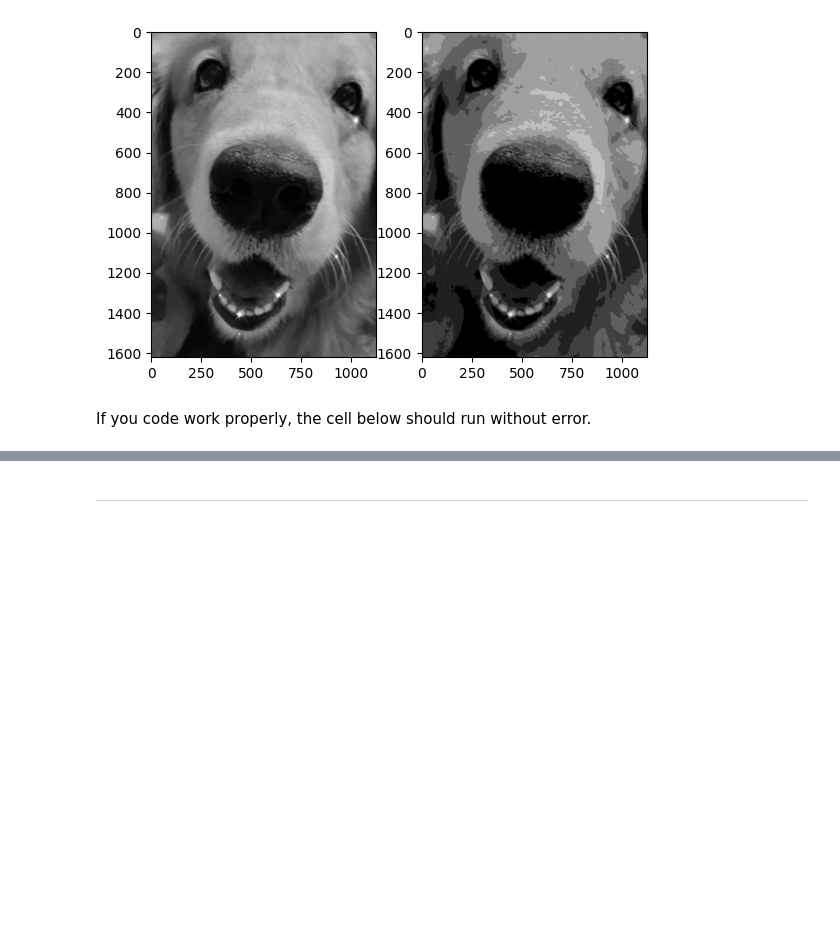
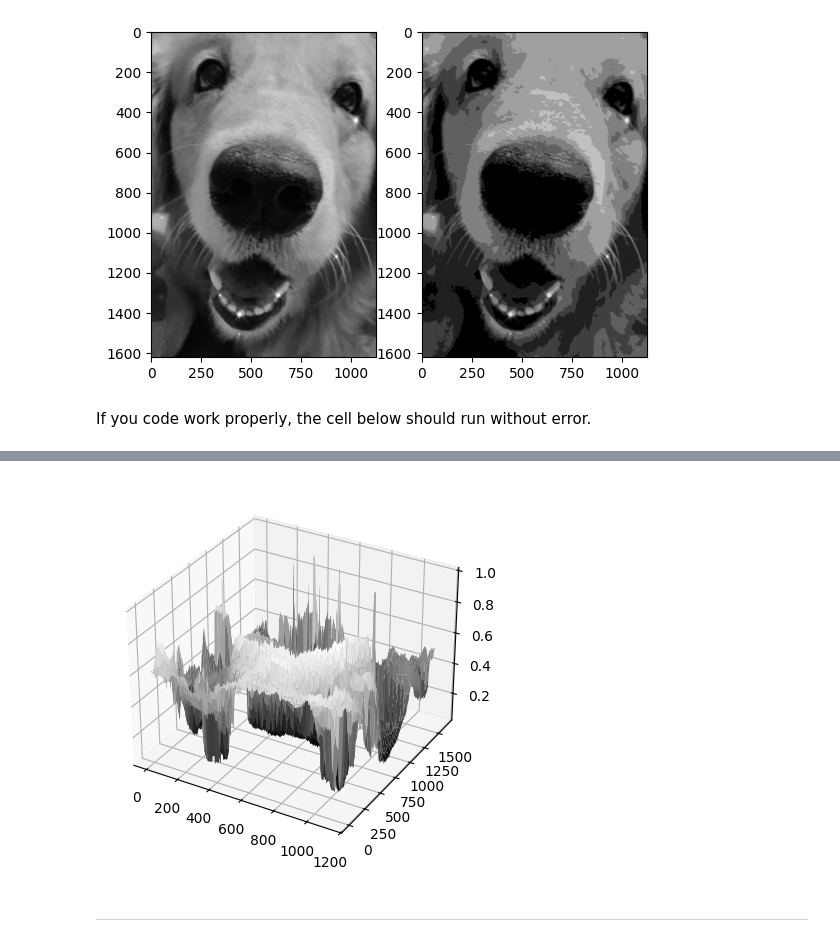
Before and after one commit to Digital-Image-Processing-Laboratory/image_processing-2024, a Jupyter notebook: Lab1_image-representation/Lab1_1.ipynb, the cells around one changed output, grey strips where cells are left out. Saved outputs shown, nothing was run; the diff lists cells and outputs as text; code cells hidden in the pictures; blank space fills up the shorter version.

```diff
--- a/Lab1_image-representation/Lab1_1.ipynb
+++ b/Lab1_image-representation/Lab1_1.ipynb
@@ -425,20 +444,26 @@ use `plot_surface()` to plot the image in 3D space, where the z-axis represents
 
 </details>
 # %%
-%matplotlib ipympl
+# !pip install ipympl
+# %matplotlib ipympl
 ### START CODE HERE ###
-cv_img_gray = cv2.cvtColor(None)
-
-
+cv_img_gray = cv2.cvtColor(cv_img, cv2.COLOR_BGR2GRAY )
+cv_img_gray = cv_img_gray / 255.0
+x = np.arange(0, cv_img_gray.shape[1], 1)
+y = np.arange(0, cv_img_gray.shape[0], 1)
+x, y = np.meshgrid(x, y)
+# print("ok")
 fig = plt.figure()
 ax = fig.add_subplot(111, projection='3d')
 
 
-ax.plot_surface(None)
+ax.plot_surface(x, y, cv_img_gray, cmap ="gray")
 
 
 plt.show()
 ### END CODE HERE ###
+# %% [output]
+[figure, added]
 # %% [markdown]
 ---
 # %% [markdown]
```
Also changed, not shown: parts of 8 cells of this notebook, 2 other files.
